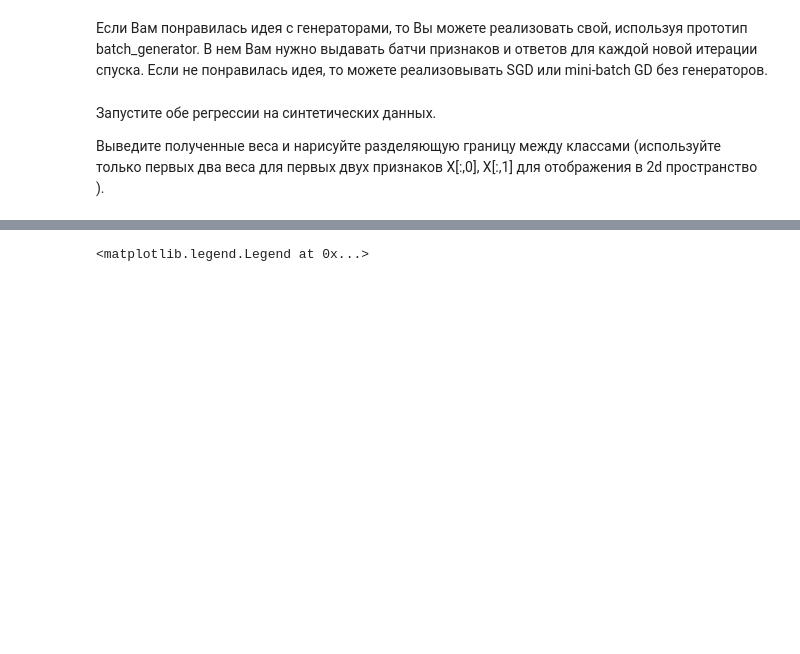
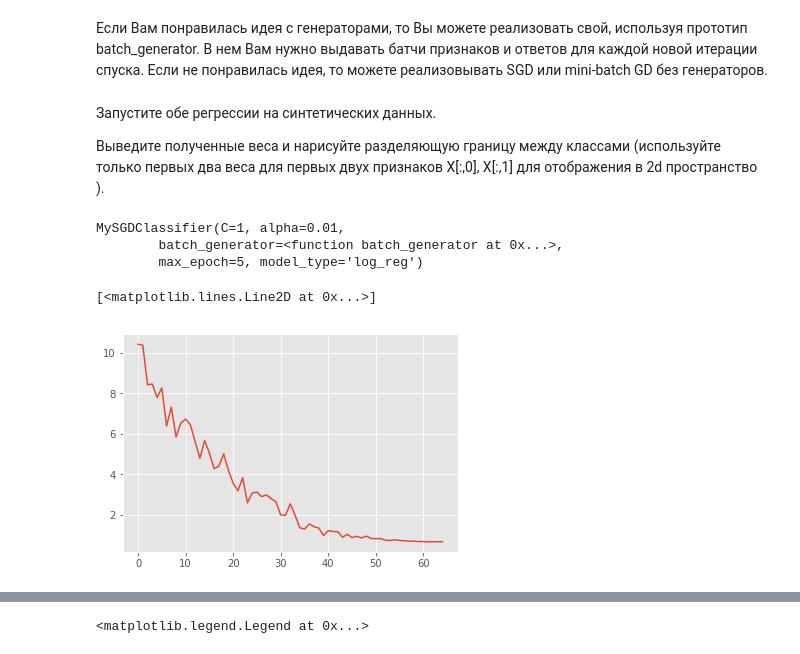
Before and after one commit to Dmitrivm/sphere.mail.ru_malovdv, a Jupyter notebook: DS/MalovDV-hw2.ipynb, the cells around one changed output, grey strips where cells are left out. Cells and saved outputs as stored; diff of their text form; code cells hidden in the pictures; blank space fills up the shorter version.

```diff
--- a/DS/MalovDV-hw2.ipynb
+++ b/DS/MalovDV-hw2.ipynb
@@ -376,3 +376,16 @@ class MySGDClassifier(BaseEstimator, ClassifierMixin):
 
 
 Выведите полученные веса и нарисуйте разделяющую границу между классами (используйте только первых два веса для первых двух признаков X[:,0], X[:,1] для отображения в 2d пространство ).
+# %%
+# del dvm_model
+dvm_model = MySGDClassifier(batch_generator, model_type='log_reg', max_epoch=5, alpha=0.01, C=1)
+dvm_model.fit(X, y)
+# %% [output]
+MySGDClassifier(C=1, alpha=0.01,
+        batch_generator=<function batch_generator at 0x...>,
+        max_epoch=5, model_type='log_reg')
+# %%
+plt.plot(dvm_model.errors_log['loss'])
+# %% [output]
+[<matplotlib.lines.Line2D at 0x...>]
+[figure, added]
```
Also changed, not shown: parts of 38 cells of this notebook.
